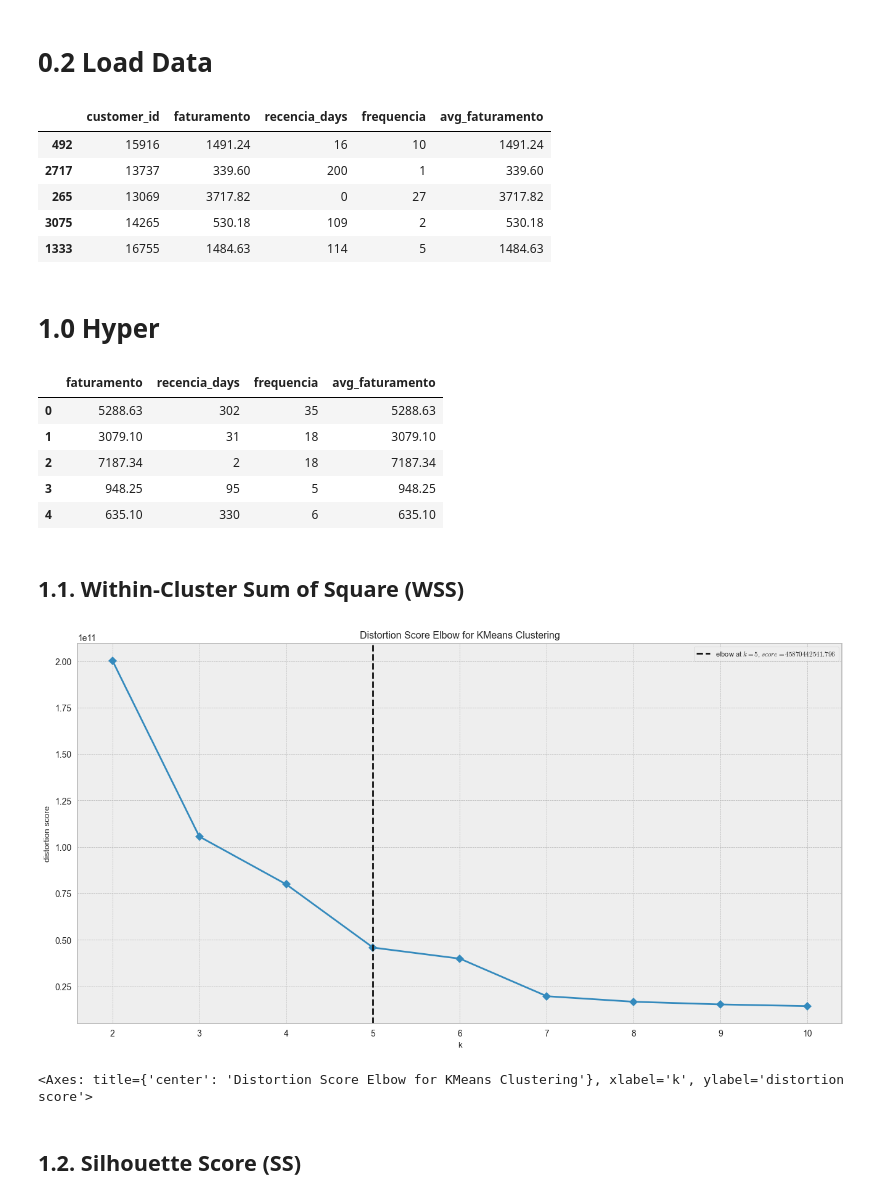
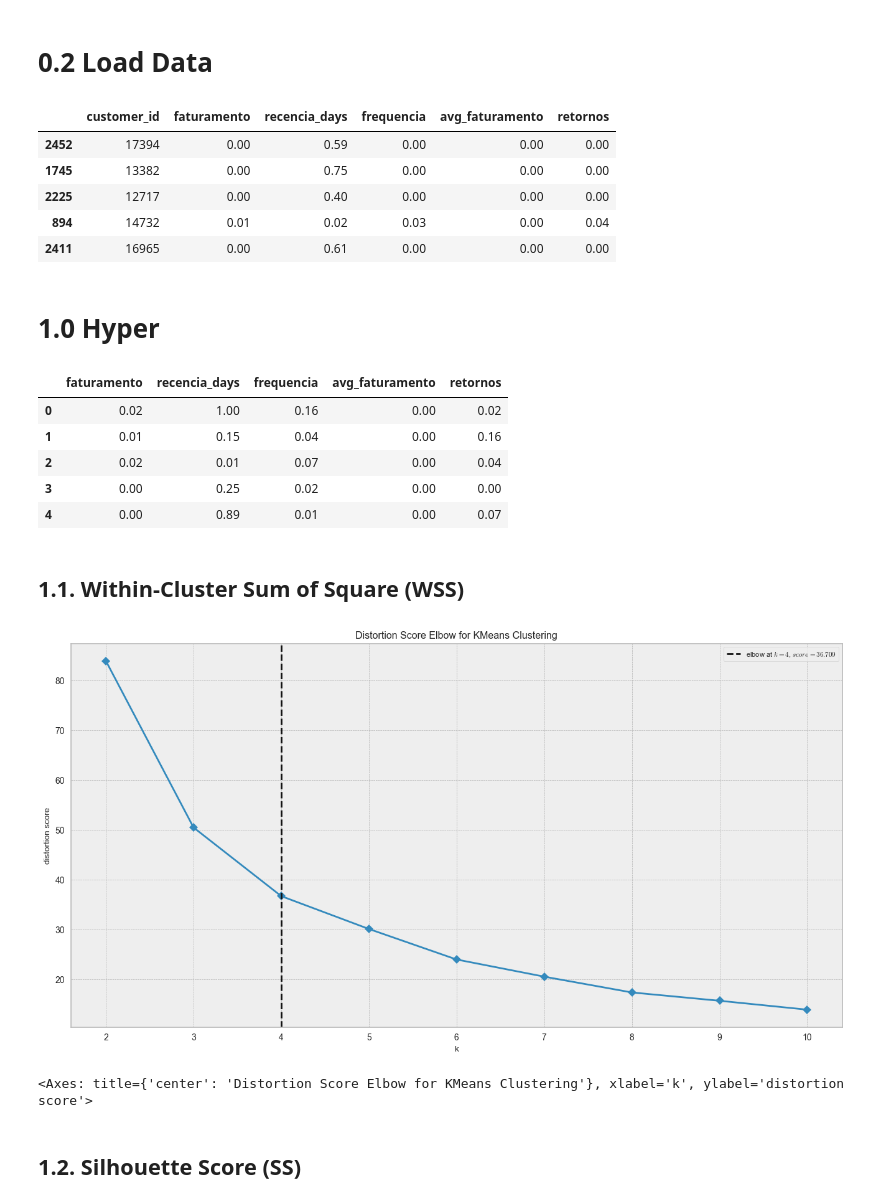
Before and after one commit to Gabrielnbr/Fidelidade-Classificacao, a Jupyter notebook: notebooks/7.0.Hyperparametros_fine-tunning.ipynb, the cells around one changed output. Cells and saved outputs as stored; diff of their text form; code cells hidden in the pictures.

```diff
--- a/notebooks/7.0.Hyperparametros_fine-tunning.ipynb
+++ b/notebooks/7.0.Hyperparametros_fine-tunning.ipynb
@@ -22,26 +22,26 @@ fs.supressao_notacao(casa_decimal = 2)
 # %% [markdown]
 # 0.2 Load Data
 # %%
-df_hp = fs.load_pickle("../data/interim/2.fe.pkl")
+df_hp = fs.load_pickle("../data/interim/5.data_prep.pkl")
 df_hp.sample(5)
 # %% [output]
-|  | customer_id | faturamento | recencia_days | frequencia | avg_faturamento |
-| 492 | 15916 | 1491.24 | 16 | 10 | 1491.24 |
-| 2717 | 13737 | 339.60 | 200 | 1 | 339.60 |
-| 265 | 13069 | 3717.82 | 0 | 27 | 3717.82 |
-| 3075 | 14265 | 530.18 | 109 | 2 | 530.18 |
-| 1333 | 16755 | 1484.63 | 114 | 5 | 1484.63 |
+|  | customer_id | faturamento | recencia_days | frequencia | avg_faturamento | retornos |
+| 2452 | 17394 | 0.00 | 0.59 | 0.00 | 0.00 | 0.00 |
+| 1745 | 13382 | 0.00 | 0.75 | 0.00 | 0.00 | 0.00 |
+| 2225 | 12717 | 0.00 | 0.40 | 0.00 | 0.00 | 0.00 |
+| 894 | 14732 | 0.01 | 0.02 | 0.03 | 0.00 | 0.04 |
+| 2411 | 16965 | 0.00 | 0.61 | 0.00 | 0.00 | 0.00 |
 # %% [markdown]
 # 1.0 Hyper
 # %%
 X = df_hp.drop(columns=["customer_id"])
 X.head()
 # %% [output]
-|  | faturamento | recencia_days | frequencia | avg_faturamento |
-| 0 | 5288.63 | 302 | 35 | 5288.63 |
-| 1 | 3079.10 | 31 | 18 | 3079.10 |
-| 2 | 7187.34 | 2 | 18 | 7187.34 |
-| 3 | 948.25 | 95 | 5 | 948.25 |
-| 4 | 635.10 | 330 | 6 | 635.10 |
+|  | faturamento | recencia_days | frequencia | avg_faturamento | retornos |
+| 0 | 0.02 | 1.00 | 0.16 | 0.00 | 0.02 |
+| 1 | 0.01 | 0.15 | 0.04 | 0.00 | 0.16 |
+| 2 | 0.02 | 0.01 | 0.07 | 0.00 | 0.04 |
+| 3 | 0.00 | 0.25 | 0.02 | 0.00 | 0.00 |
+| 4 | 0.00 | 0.89 | 0.01 | 0.00 | 0.07 |
 # %%
 clusters = [2,3,4,5,6,7,8,9,10]
@@ -53,7 +53,7 @@ kmeans_wss = KElbowVisualizer(kmeans, k=clusters, timings=False, force_model=Tru
 kmeans_wss.fit(X)
 kmeans_wss.show()
 # %% [output]
-[figure, old version]
+[figure, new version]
 <Axes: title={'center': 'Distortion Score Elbow for KMeans Clustering'}, xlabel='k', ylabel='distortion score'>
 # %% [markdown]
 ## 1.2. Silhouette Score (SS)
```
Also changed, not shown: parts of 5 cells of this notebook, 1 other file.
